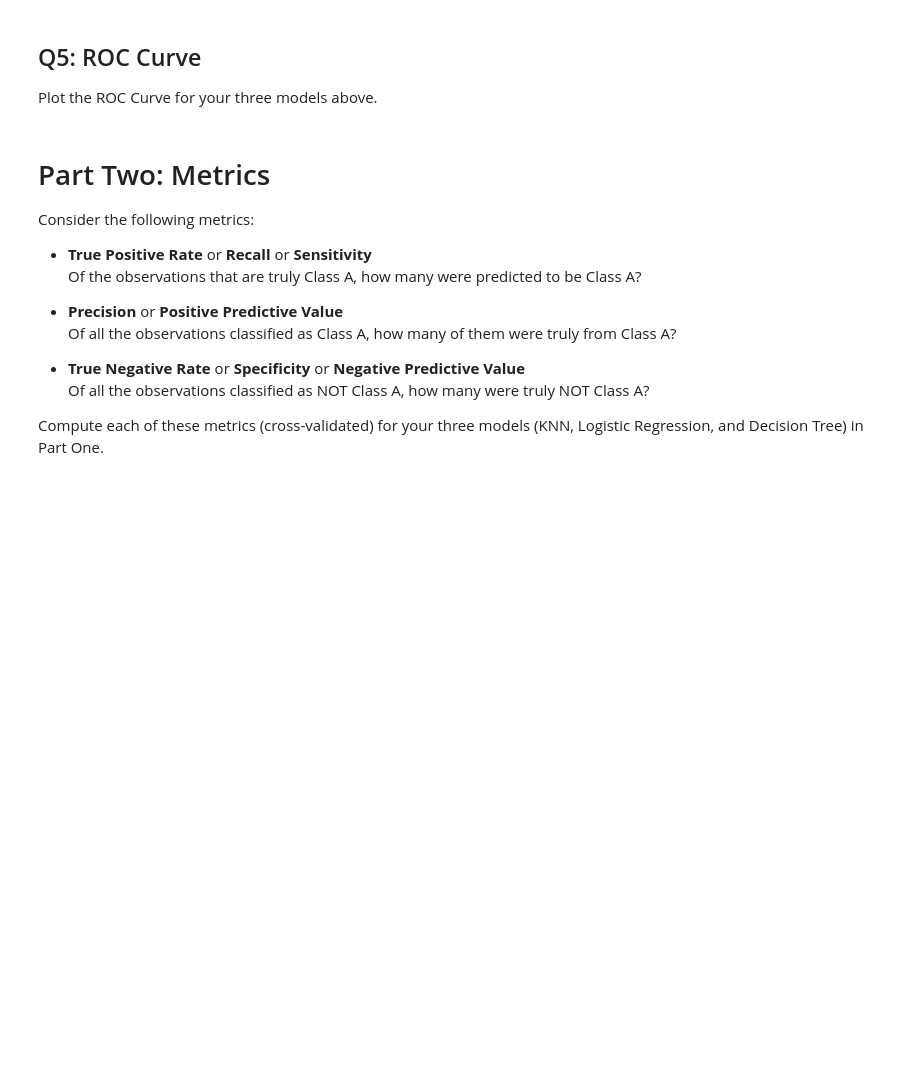
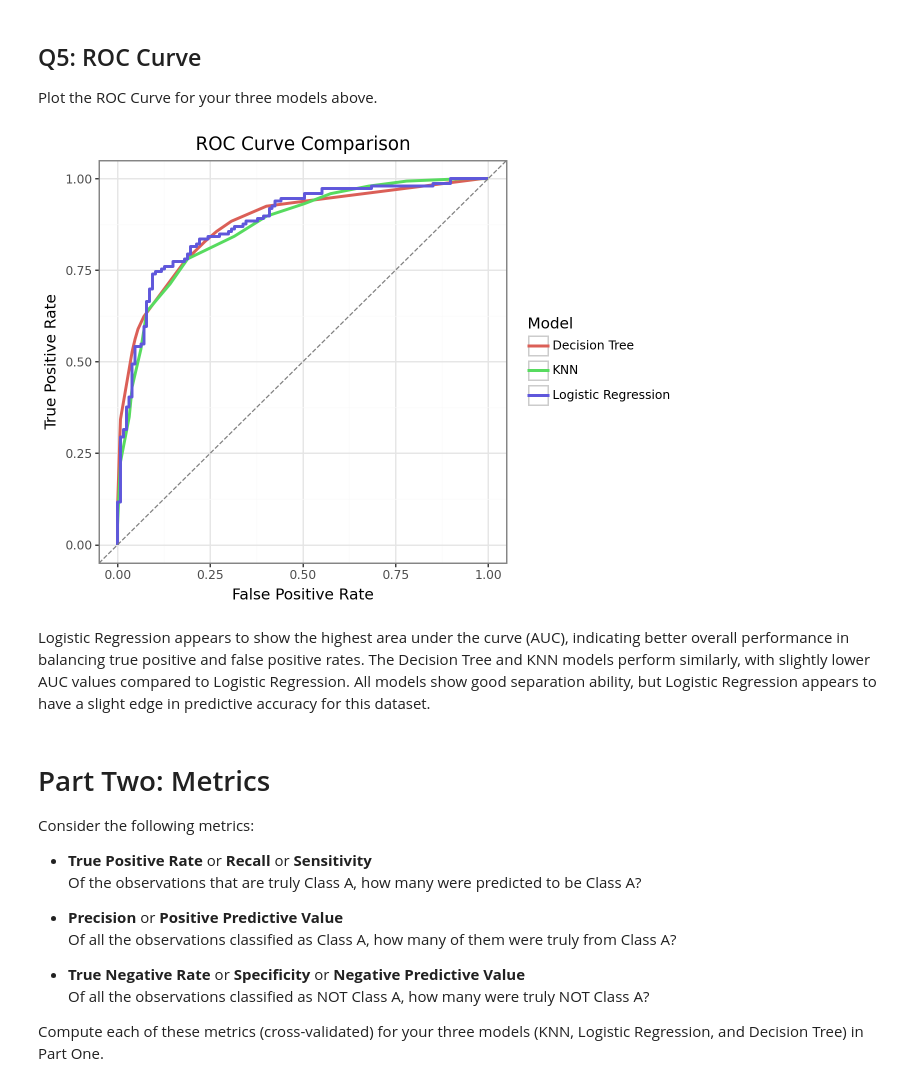
Before and after one commit to samricafrente/GSB-544, a Jupyter notebook: Labs/Lab-7/Lab-7.ipynb, the cells around one changed output. Saved outputs shown, nothing was run; the diff lists cells and outputs as text; code cells hidden in the pictures; blank space fills up the shorter version.

```diff
--- a/Labs/Lab-7/Lab-7.ipynb
+++ b/Labs/Lab-7/Lab-7.ipynb
@@ -300,22 +300,27 @@ ROC AUC with all predictors except "chol", "trtbps", and "restecg": 0.8453
 # Define the final pipeline
 final_logreg_pipeline = Pipeline([
     ("preprocessor", logreg_ct),
-    ("classifier", LogisticRegression(C=10, penalty='l1', solver='liblinear', max_iter=1000))]
+    ("logreg", LogisticRegression(C=1, penalty='l2', solver='liblinear', max_iter=1000))]
 )
 
 # Fit the final pipeline
-final_logreg_pipeline.fit(X_train, y_train)
+final_logreg_pipeline.fit(X, y)
 
 # Predict classes on the test set
-y_pred = final_logreg_pipeline.predict(X_test)
+y_pred = final_logreg_pipeline.predict(X)
 
 # Generate and display the confusion matrix
-logreg_cm = confusion_matrix(y_test, y_pred)
+logreg_cm = confusion_matrix(y, y_pred)
 print("Confusion Matrix:")
 print(logreg_cm)
 
 # Performance metrics
 print("Classification Report:")
-print(classification_report(y_test, y_pred))
+print(classification_report(y, y_pred))
+
+# Predict probabilities and calculate ROC AUC
+y_pred_proba_logreg = final_logreg_pipeline.predict_proba(X)[:, 1]
+logreg_roc_auc = roc_auc_score(y, y_pred_proba_logreg)
+print(f"Test ROC AUC: {logreg_roc_auc:.4f}")
 # %% [output]
 Confusion Matrix:
@@ -387,6 +527,38 @@ Which predictors were most important to predicting heart attack risk?
 # %% [markdown]
 ## Q5: ROC Curve
 Plot the ROC Curve for your three models above.
+# %%
+# Compute FPR, TPR, and AUC for each model
+fpr_knn, tpr_knn, _ = roc_curve(y, y_pred_proba_knn)
+auc_knn = auc(fpr_knn, tpr_knn)
+
+fpr_logreg, tpr_logreg, _ = roc_curve(y, y_pred_proba_logreg)
+auc_logreg = auc(fpr_logreg, tpr_logreg)
+
+fpr_dt, tpr_dt, _ = roc_curve(y, y_pred_proba_dt)
+auc_dt = auc(fpr_dt, tpr_dt)
+
+# Create a DataFrame for plotting
+roc_data = pd.DataFrame({
+    "False Positive Rate": list(fpr_knn) + list(fpr_logreg) + list(fpr_dt),
+    "True Positive Rate": list(tpr_knn) + list(tpr_logreg) + list(tpr_dt),
+    "Model": (["KNN"] * len(fpr_knn)) + (["Logistic Regression"] * len(fpr_logreg)) + (["Decision Tree"] * len(fpr_dt))
+})
+
+# Plot the ROC curves
+(ggplot(roc_data, aes(x="False Positive Rate", y="True Positive Rate", color="Model")) +
+    geom_line(size=1.2) +
+    geom_abline(linetype="dashed", color="gray") +
+    labs(title="ROC Curve Comparison",
+        x="False Positive Rate",
+        y="True Positive Rate",
+        color="Model") +
+    theme_bw()
+)
+# %% [output]
+[figure, added]
+# %% [markdown]
+Logistic Regression appears to show the highest area under the curve (AUC), indicating better overall performance in balancing true positive and false positive rates. The Decision Tree and KNN models perform similarly, with slightly lower AUC values compared to Logistic Regression. All models show good separation ability, but Logistic Regression appears to have a slight edge in predictive accuracy for this dataset.
 # %% [markdown]
 # Part Two: Metrics
 
```
Also changed, not shown: parts of 43 cells of this notebook, 1 other file.
